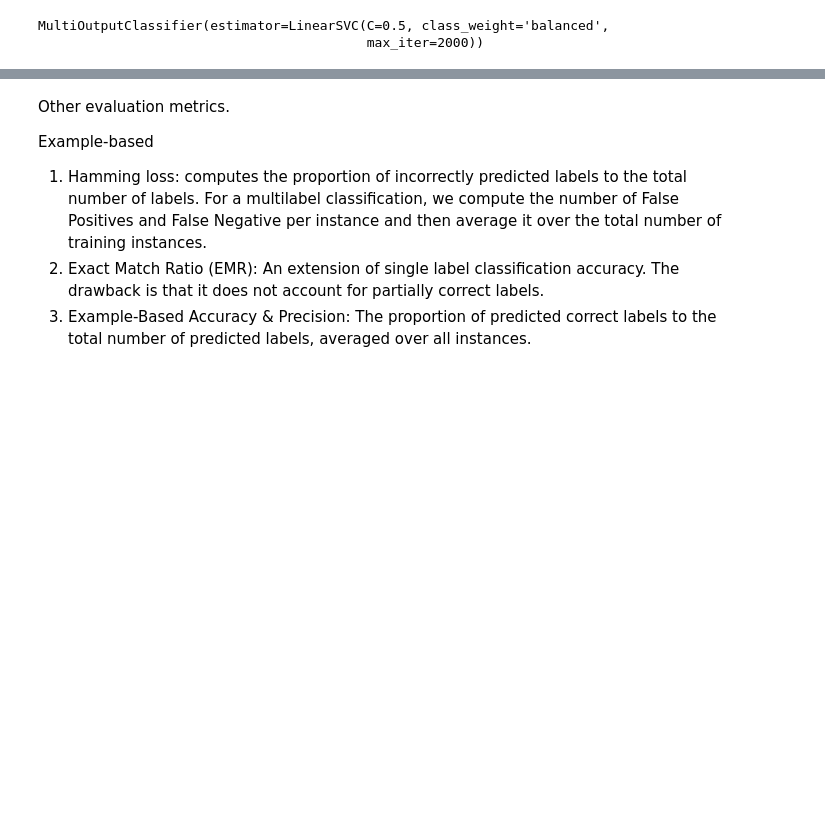
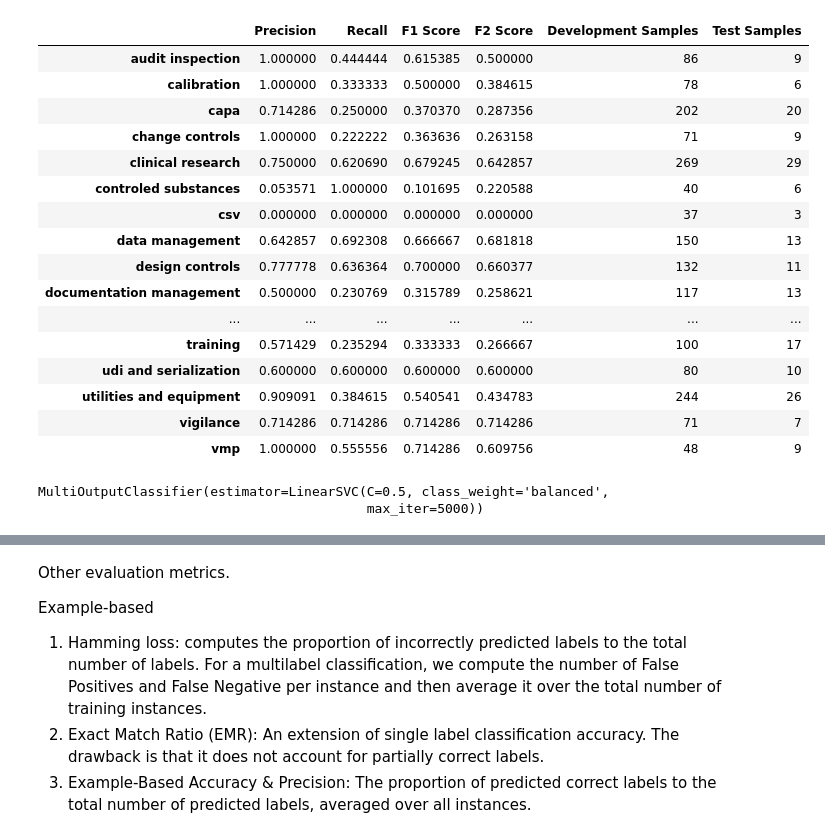
Before and after one commit to vishu-tyagi/JNJ-Capstone-Project, a Jupyter notebook: notebooks/baseline.ipynb, the cells around one changed output, grey strips where cells are left out. Cells and saved outputs as stored; diff of their text form; code cells hidden in the pictures; blank space fills up the shorter version.

```diff
--- a/notebooks/baseline.ipynb
+++ b/notebooks/baseline.ipynb
@@ -223,9 +285,34 @@ Random Forest Test Hamming Loss: 0.02382
+# %%
+eval.compute_label_wise_metrics(
+    y_true=Y_test.to_numpy(),
+    y_pred=rf_test_pred,
+    labels=features.mlb.classes_,
+    dev_samples=Y_dev.to_numpy().sum(axis=0).tolist()
+)
+# %% [output]
+|  | Precision | Recall | F1 Score | F2 Score | Development Samples | Test Samples |
+| audit inspection | 1.000000 | 0.444444 | 0.615385 | 0.500000 | 86 | 9 |
+| calibration | 1.000000 | 0.333333 | 0.500000 | 0.384615 | 78 | 6 |
+| capa | 0.714286 | 0.250000 | 0.370370 | 0.287356 | 202 | 20 |
+| change controls | 1.000000 | 0.222222 | 0.363636 | 0.263158 | 71 | 9 |
+| clinical research | 0.750000 | 0.620690 | 0.679245 | 0.642857 | 269 | 29 |
+| controled substances | 0.053571 | 1.000000 | 0.101695 | 0.220588 | 40 | 6 |
+| csv | 0.000000 | 0.000000 | 0.000000 | 0.000000 | 37 | 3 |
+| data management | 0.642857 | 0.692308 | 0.666667 | 0.681818 | 150 | 13 |
+| design controls | 0.777778 | 0.636364 | 0.700000 | 0.660377 | 132 | 11 |
+| documentation management | 0.500000 | 0.230769 | 0.315789 | 0.258621 | 117 | 13 |
+| ... | ... | ... | ... | ... | ... | ... |
+| training | 0.571429 | 0.235294 | 0.333333 | 0.266667 | 100 | 17 |
+| udi and serialization | 0.600000 | 0.600000 | 0.600000 | 0.600000 | 80 | 10 |
+| utilities and equipment | 0.909091 | 0.384615 | 0.540541 | 0.434783 | 244 | 26 |
+| vigilance | 0.714286 | 0.714286 | 0.714286 | 0.714286 | 71 | 7 |
+| vmp | 1.000000 | 0.555556 | 0.714286 | 0.609756 | 48 | 9 |
 # %%
-svc = MultiOutputClassifier(LinearSVC(class_weight="balanced", C=0.5, max_iter=2000))
+svc = MultiOutputClassifier(LinearSVC(class_weight="balanced", C=0.5, max_iter=5000))
 svc.fit(X_dev, Y_dev)
 # %% [output]
 MultiOutputClassifier(estimator=LinearSVC(C=0.5, class_weight='balanced',
-                                          max_iter=2000))
+                                          max_iter=5000))
 # %%
 svc_dev_pred = svc.predict(X_dev)
 svc_test_pred = svc.predict(X_test)
```
Also changed, not shown: parts of 31 cells of this notebook, 11 other files.
